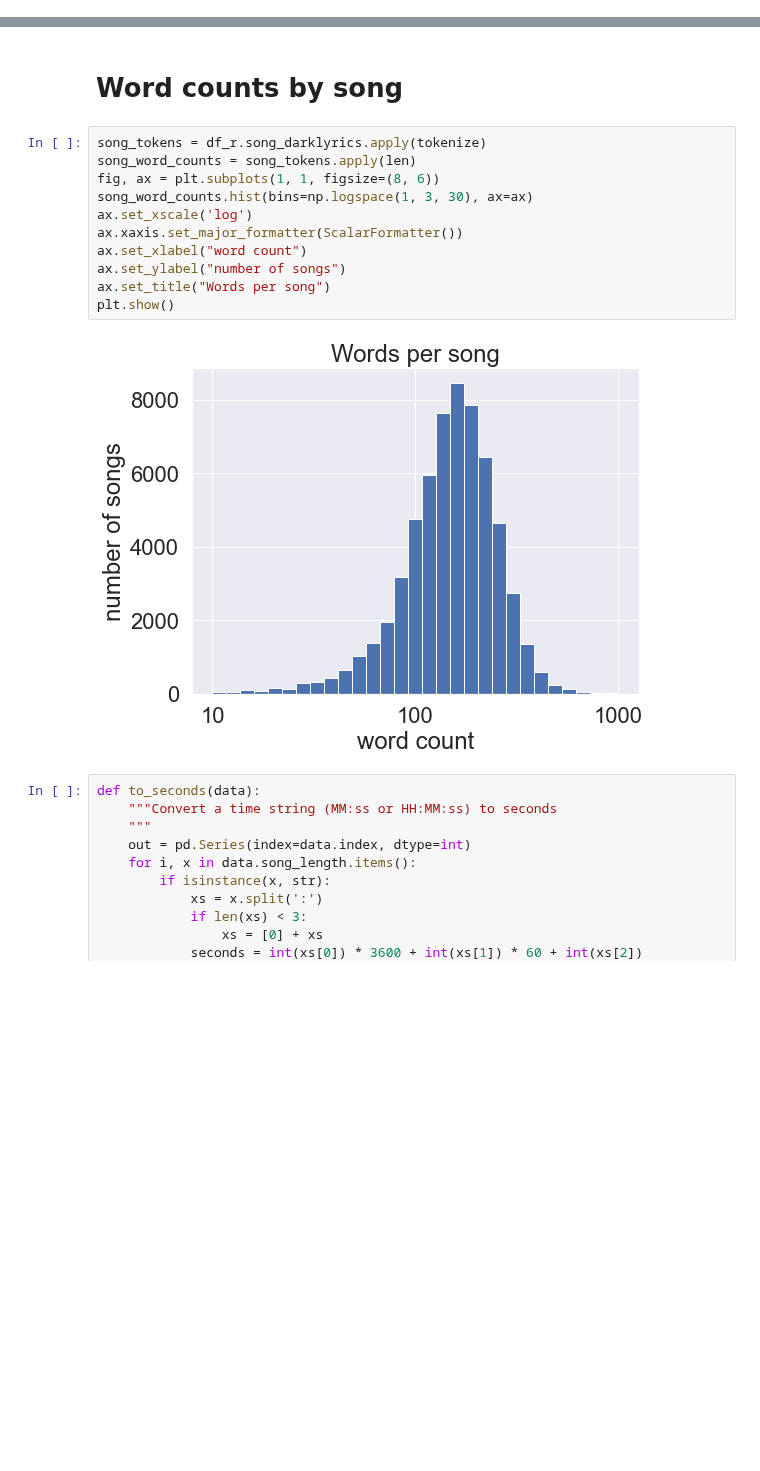
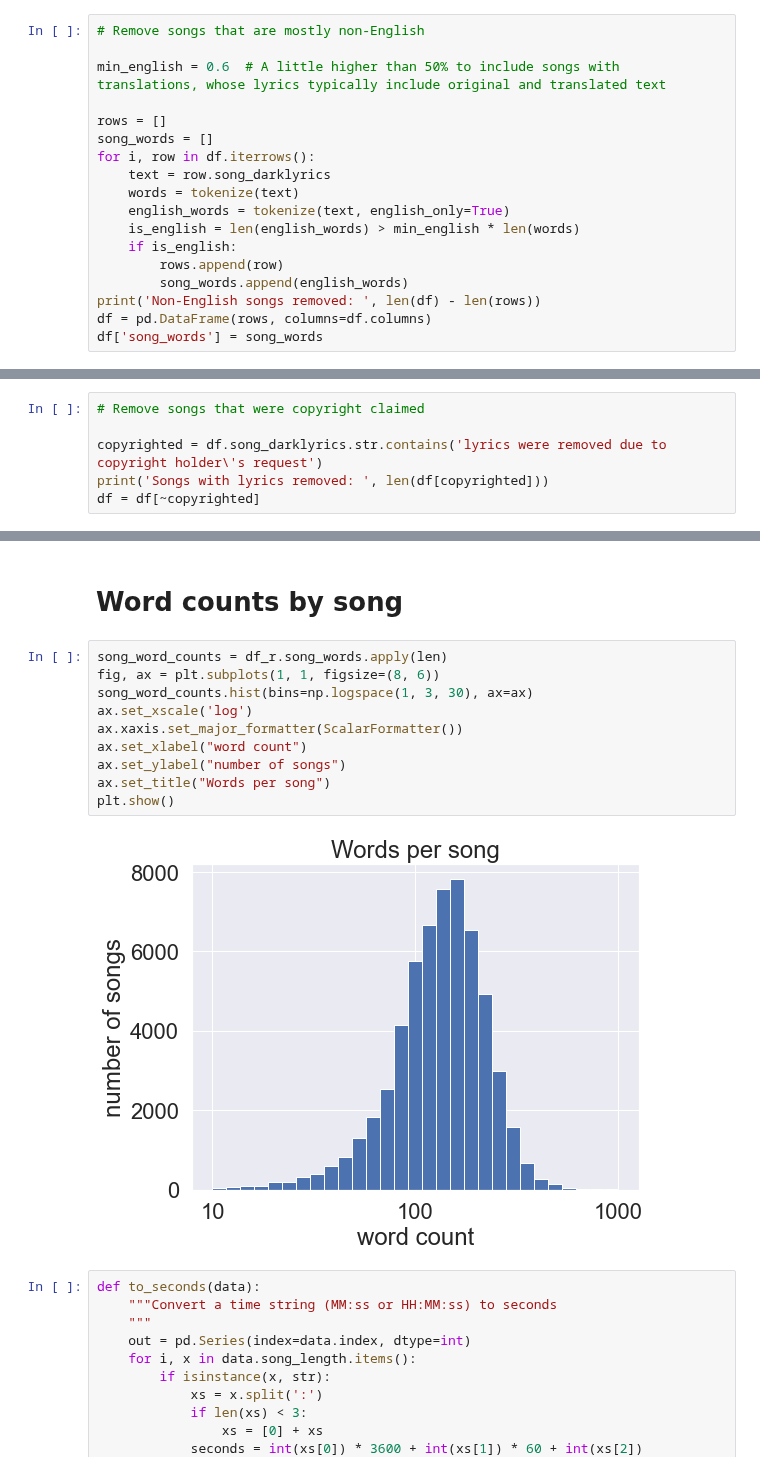
Before and after one commit to pdqnguyen/metallyrics, a Jupyter notebook: analyses/lyrics/lyrics0.ipynb, the cells around one changed output, grey strips where cells are left out. Cells and saved outputs as stored; diff of their text form; blank space fills up the shorter version.

Commit message:
remove non-english words and copyright-claimed lyrics

```diff
--- a/analyses/lyrics/lyrics0.ipynb
+++ b/analyses/lyrics/lyrics0.ipynb
@@ -40,0 +49,18 @@ Index(['band_name', 'band_id', 'band_url', 'band_country_of_origin',
+# %%
+# Remove songs that are mostly non-English
+
+min_english = 0.6  # A little higher than 50% to include songs with translations, whose lyrics typically include original and translated text
+
+rows = []
+song_words = []
+for i, row in df.iterrows():
+    text = row.song_darklyrics
+    words = tokenize(text)
+    english_words = tokenize(text, english_only=True)
+    is_english = len(english_words) > min_english * len(words)
+    if is_english:
+        rows.append(row)
+        song_words.append(english_words)
+print('Non-English songs removed: ', len(df) - len(rows))
+df = pd.DataFrame(rows, columns=df.columns)
+df['song_words'] = song_words
@@ -40,0 +69,6 @@ Index(['band_name', 'band_id', 'band_url', 'band_country_of_origin',
+# %%
+# Remove songs that were copyright claimed
+
+copyrighted = df.song_darklyrics.str.contains('lyrics were removed due to copyright holder\'s request')
+print('Songs with lyrics removed: ', len(df[copyrighted]))
+df = df[~copyrighted]
@@ -103,18 +139,17 @@ Song lyrics are tokenized using a custom `tokenize()` function in `nlp.py`.
 # %% [markdown]
 # Word counts by song
 # %%
-song_tokens = df_r.song_darklyrics.apply(tokenize)
-song_word_counts = song_tokens.apply(len)
+song_word_counts = df_r.song_words.apply(len)
 fig, ax = plt.subplots(1, 1, figsize=(8, 6))
 song_word_counts.hist(bins=np.logspace(1, 3, 30), ax=ax)
 ax.set_xscale('log')
 ax.xaxis.set_major_formatter(ScalarFormatter())
 ax.set_xlabel("word count")
 ax.set_ylabel("number of songs")
 ax.set_title("Words per song")
 plt.show()
 # %% [output]
-[figure, old version]
+[figure, new version]
 # %%
 def to_seconds(data):
     """Convert a time string (MM:ss or HH:MM:ss) to seconds
```
Also changed, not shown: parts of 24 cells of this notebook.
